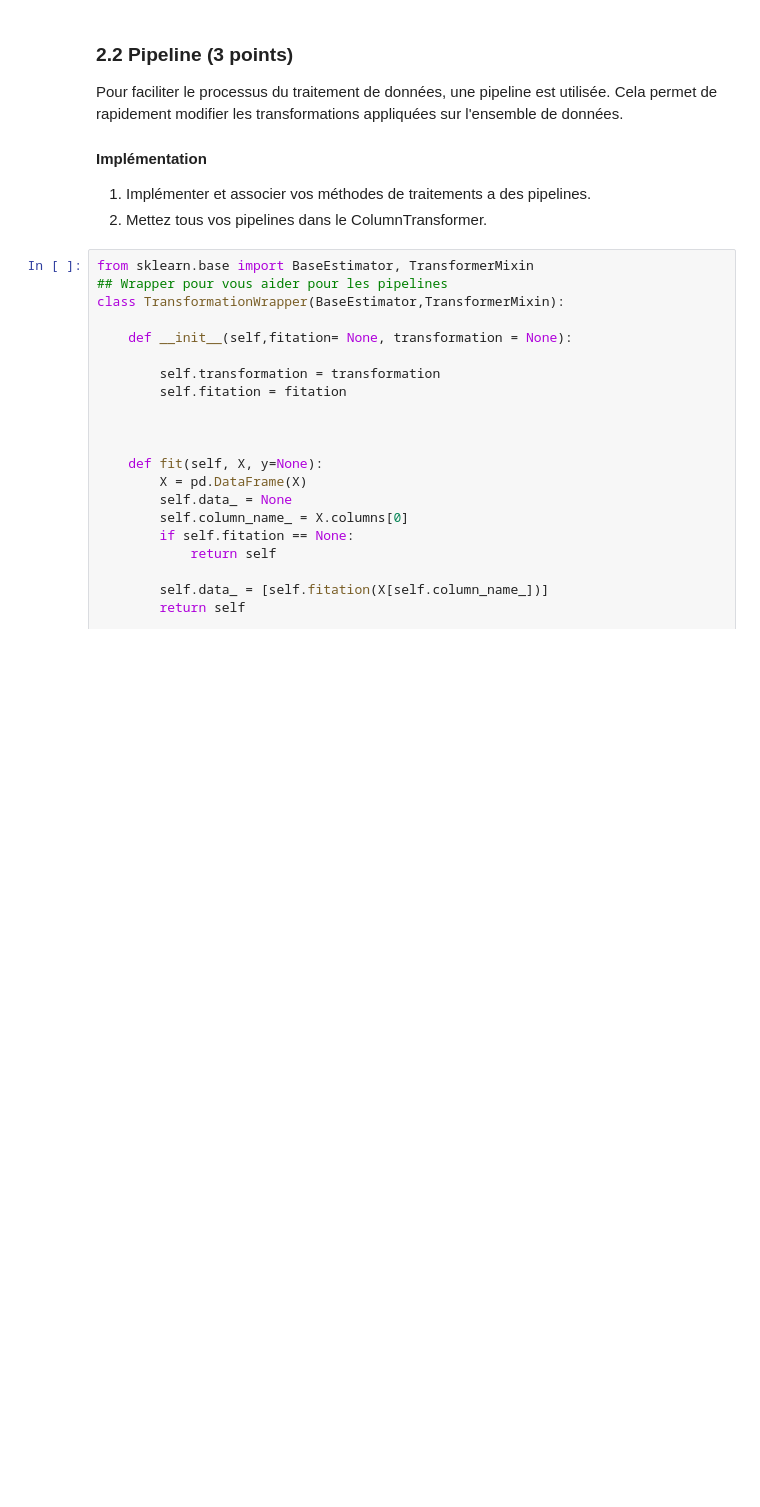
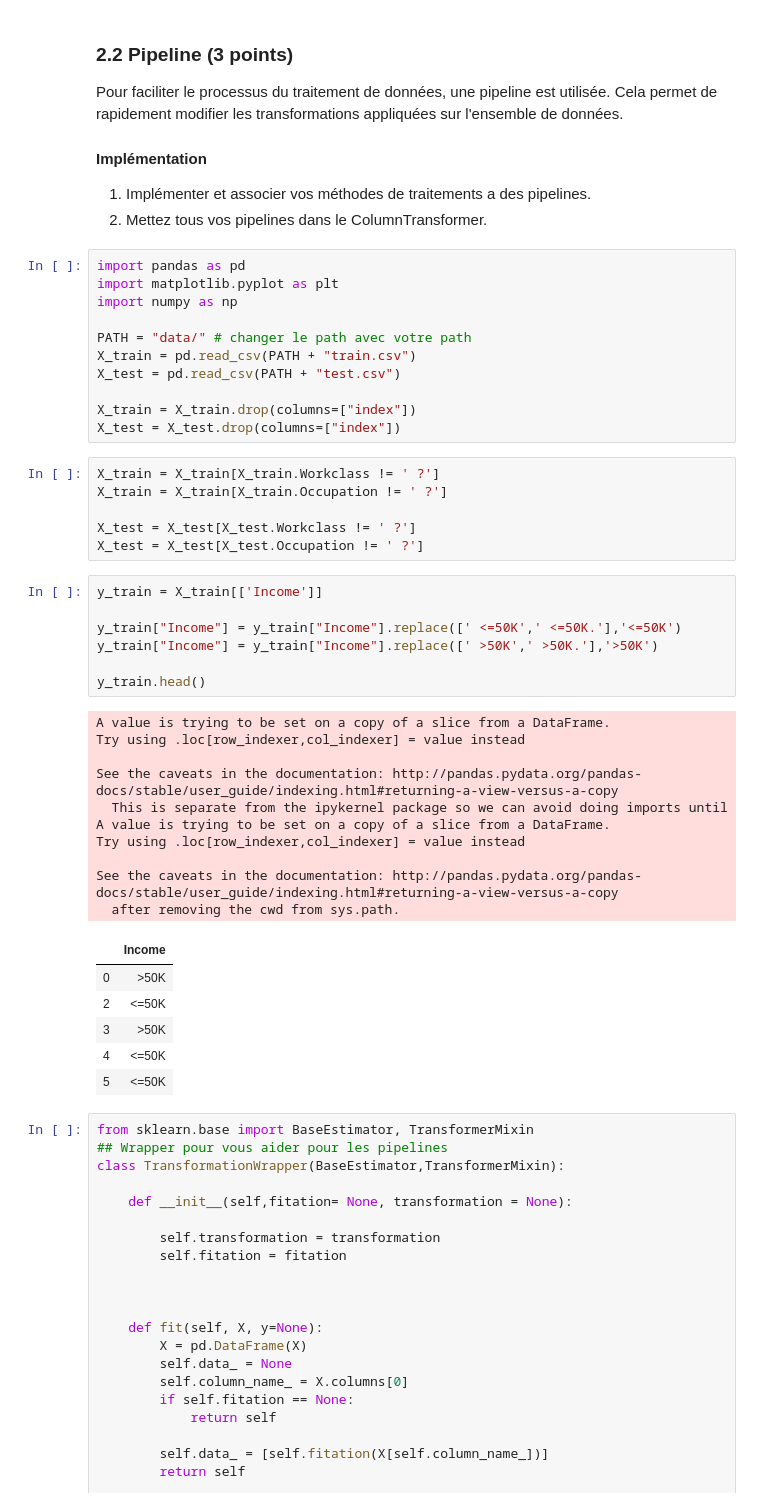
Before and after one commit to KacemKhaled/INF8215-Machine-Learning, a Jupyter notebook: TP3/TP3_INF8215.ipynb, the cells around one changed output. Drawn from its saved outputs; the diff is of its cells as text; blank space fills up the shorter version.

```diff
--- a/TP3/TP3_INF8215.ipynb
+++ b/TP3/TP3_INF8215.ipynb
@@ -651,6 +652,47 @@ Pour faciliter le processus du traitement de données, une pipeline est utilisé
 #### Implémentation
 1. Implémenter et associer vos méthodes de traitements a des pipelines.
 2. Mettez tous vos pipelines dans le ColumnTransformer.
+# %%
+import pandas as pd
+import matplotlib.pyplot as plt
+import numpy as np
+
+PATH = "data/" # changer le path avec votre path
+X_train = pd.read_csv(PATH + "train.csv")
+X_test = pd.read_csv(PATH + "test.csv")
+
+X_train = X_train.drop(columns=["index"])
+X_test = X_test.drop(columns=["index"])
+# %%
+X_train = X_train[X_train.Workclass != ' ?']
+X_train = X_train[X_train.Occupation != ' ?']
+
+X_test = X_test[X_test.Workclass != ' ?']
+X_test = X_test[X_test.Occupation != ' ?']
+# %%
+y_train = X_train[['Income']]
+
+y_train["Income"] = y_train["Income"].replace([' <=50K',' <=50K.'],'<=50K')
+y_train["Income"] = y_train["Income"].replace([' >50K',' >50K.'],'>50K')
+
+y_train.head()
+# %% [output]
+A value is trying to be set on a copy of a slice from a DataFrame.
+Try using .loc[row_indexer,col_indexer] = value instead
+
+See the caveats in the documentation: http://pandas.pydata.org/pandas-docs/stable/user_guide/indexing.html#returning-a-view-versus-a-copy
+  This is separate from the ipykernel package so we can avoid doing imports until
+A value is trying to be set on a copy of a slice from a DataFrame.
+Try using .loc[row_indexer,col_indexer] = value instead
+
+See the caveats in the documentation: http://pandas.pydata.org/pandas-docs/stable/user_guide/indexing.html#returning-a-view-versus-a-copy
+  after removing the cwd from sys.path.
+|  | Income |
+| 0 | >50K |
+| 2 | <=50K |
+| 3 | >50K |
+| 4 | <=50K |
+| 5 | <=50K |
 # %%
 from sklearn.base import BaseEstimator, TransformerMixin
 ## Wrapper pour vous aider pour les pipelines
```
Also changed, not shown: parts of 25 cells of this notebook.
